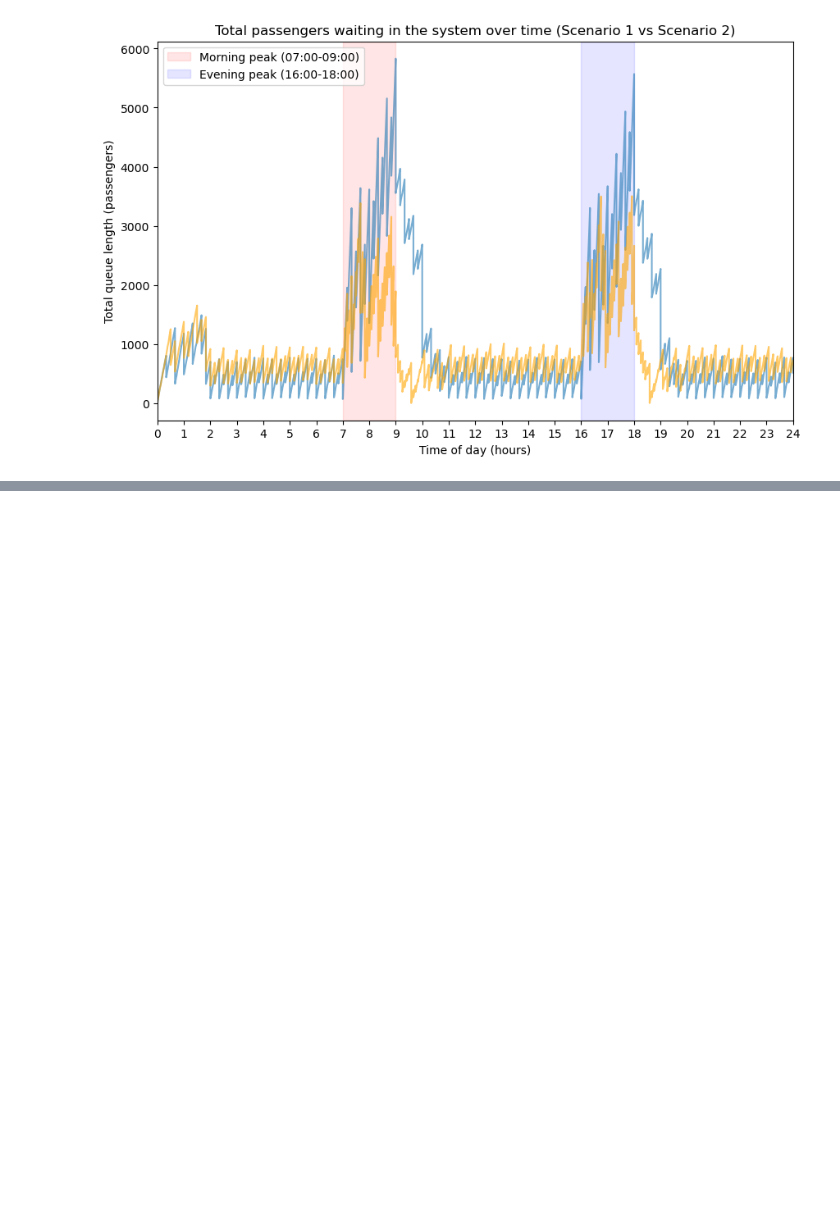
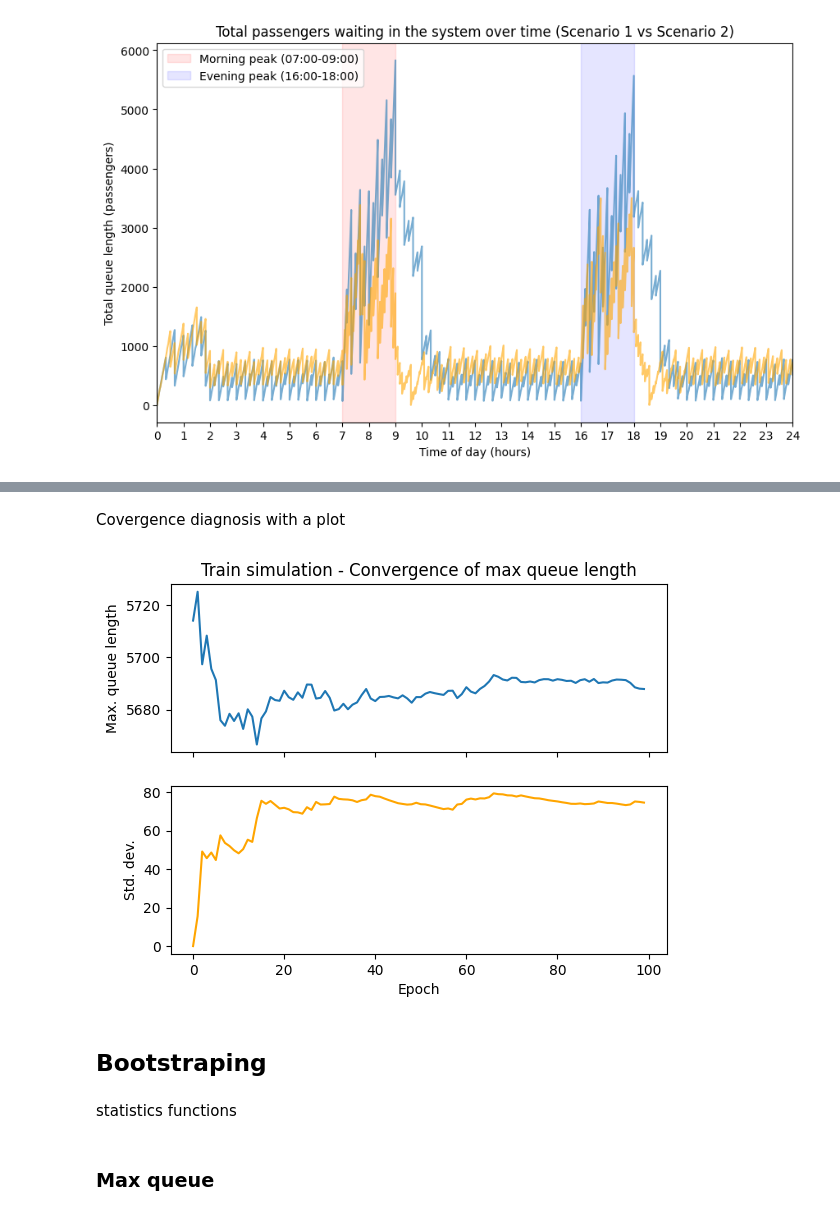
Before and after one commit to Primo909/train-optimization-and-simulation, a Jupyter notebook: AP_main.ipynb, the cells around one changed output, grey strips where cells are left out. Drawn from its saved outputs; the diff is of its cells as text; code cells hidden in the pictures; blank space fills up the shorter version.

Commit message:
Added bootstraping and variance reduction

```diff
--- a/AP_main.ipynb
+++ b/AP_main.ipynb
@@ -406,0 +411,21 @@ plt.show()
+# %%
+def moving_mean_var(new_data, old_mean, old_var, t):
+    """ Calculates moving sameple mean and variance at time t.
+
+    Keywords:
+        new_data (float): new data point arriving at time t.
+        old_mean (float): previous sample mean.
+        old_var (float): previous sample variance.
+        t (int): time index
+
+    Returns:
+        new_mean (float): updated sample mean.
+        new_var (float): updated sample variance.
+    """
+    if t == 1:
+        new_mean = new_data
+        new_var = 0
+    else:
+        new_mean = old_mean + (new_data - old_mean) / t
+        new_var = (1 - 1 / (t - 1)) * old_var + t * (new_mean - old_mean)**2
+    return new_mean, new_var
@@ -406,0 +493,18 @@ plt.show()
+# %% [markdown]
+Covergence diagnosis with a plot
+# %%
+fig, (ax1, ax2) = plt.subplots(2,1, sharex=True)
+
+ax1.plot(max_queue_mean_all, label='Mean')
+
+ax2.plot(np.sqrt(max_queue_var_all), label='Std. dev.', color='orange')
+
+ax1.set(title='Train simulation - Convergence of max queue length',
+       ylabel='Max. queue length')
+ax2.set(xlabel='Epoch',
+       ylabel='Std. dev.')
+plt.show()
+# %% [output]
+[figure, added]
+# %% [markdown]
+## Bootstraping
@@ -406,0 +536,2 @@ plt.show()
+# %% [markdown]
+statistics functions
@@ -406,0 +544,2 @@ plt.show()
+# %% [markdown]
+### Max queue
```
Also changed, not shown: parts of 17 cells of this notebook, 1 other file.
